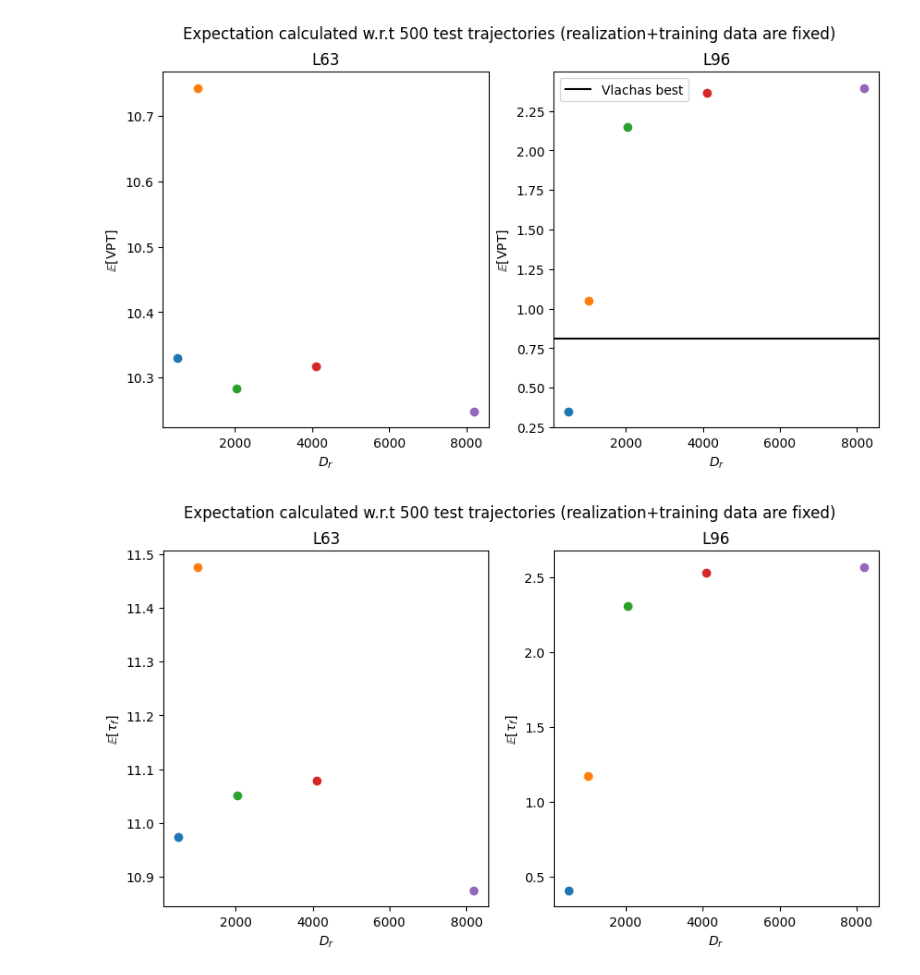
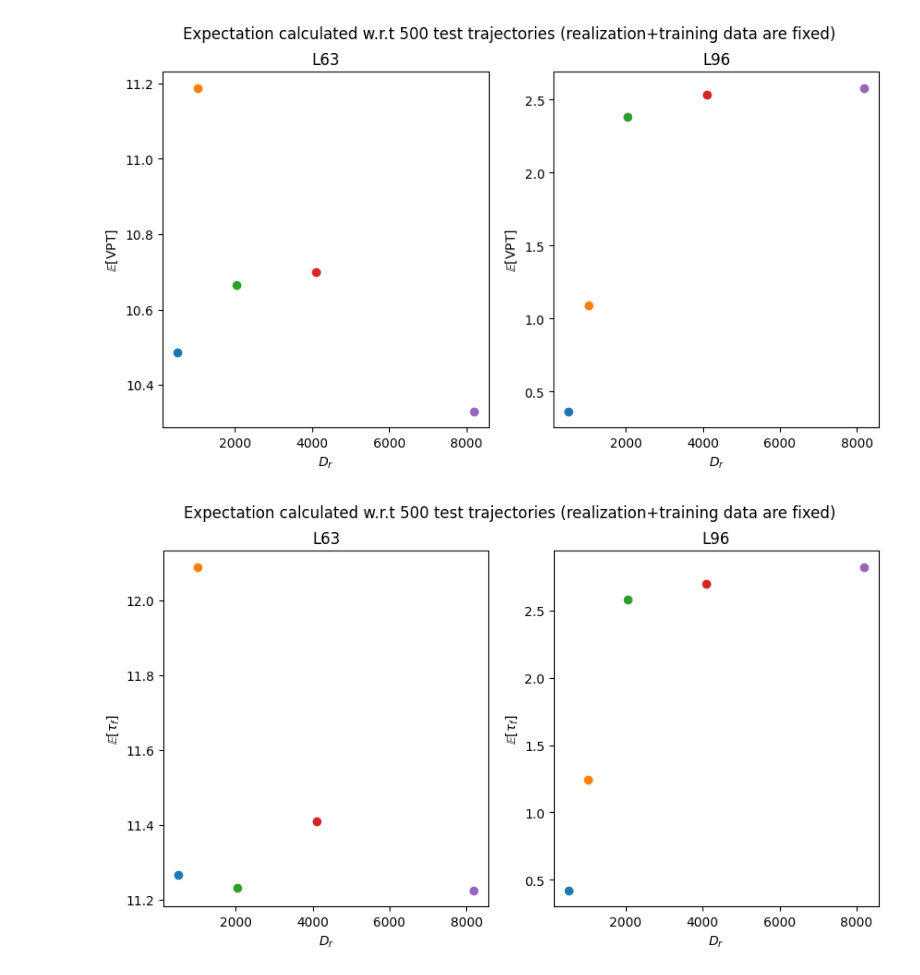
Before and after one commit to pinakm9/deeprf, a Jupyter notebook: notebooks/beta.ipynb, the cells around one changed output. Saved outputs shown, nothing was run; the diff lists cells and outputs as text; code cells hidden in the pictures.

```diff
--- a/notebooks/beta.ipynb
+++ b/notebooks/beta.ipynb
@@ -20,26 +29,26 @@ resolution=20
 # %%
 def get_file(system, D_r):
-    return f'../data/{system}/EulerN/beta/beta_test_D_r-{D_r}_depth-1.csv'
+    return f'../data/{system}/EulerN/beta/beta_D_r-{D_r}_depth-1.csv'
 fig = plt.figure(figsize=(10, 5))
 ax1 = fig.add_subplot(121)
 ax2 = fig.add_subplot(122)
 axs = [ax1, ax2]
 
 for i, system in enumerate(['L63', 'L96']):
     for j in [512, 1024, 2048, 4096, 8192]:
         file = get_file(system, j)
         data = pd.read_csv(file)
         idx = np.argmax(data['tau_f_nmse_mean'])
         axs[i].scatter(j, data['tau_f_nmse_mean'][idx])
         axs[i].set_ylabel(r'$\mathbb{E}[\text{VPT}]$')
         axs[i].set_xlabel(r'$D_r$')
         axs[i].set_title(system)
-axs[i].axhline(0.81, label="Vlachas best", c="black")
-axs[i].legend()
+# axs[i].axhline(0.81, label="Vlachas best", c="black")
+# axs[i].legend()
 fig.suptitle("Expectation calculated w.r.t 500 test trajectories (realization+training data are fixed)")
 plt.savefig('../data/plots/beta-vpt.png', bbox_inches='tight', dpi=300)
 # %% [output]
-[figure, old version]
+[figure, new version]
 # %%
 fig = plt.figure(figsize=(10, 5))
 ax1 = fig.add_subplot(121)
@@ -60,7 +69,7 @@ for i, system in enumerate(['L63', 'L96']):
 fig.suptitle("Expectation calculated w.r.t 500 test trajectories (realization+training data are fixed)")
 plt.savefig('../data/plots/beta-tau_f.png', bbox_inches='tight', dpi=300)
 # %% [output]
-[figure, old version]
+[figure, new version]
 # %%
 fig = plt.figure(figsize=(11, 5))
 ax1 = fig.add_subplot(121)
```
Also changed, not shown: parts of 9 cells of this notebook, 6 other files.
